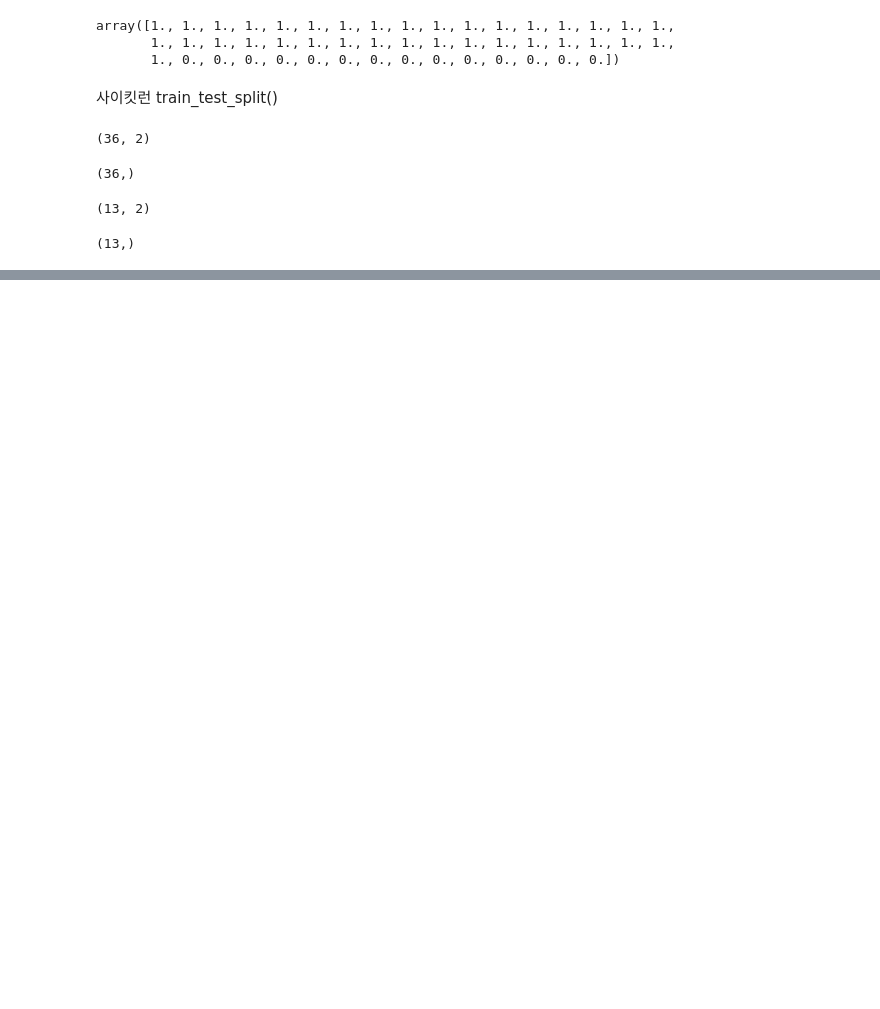
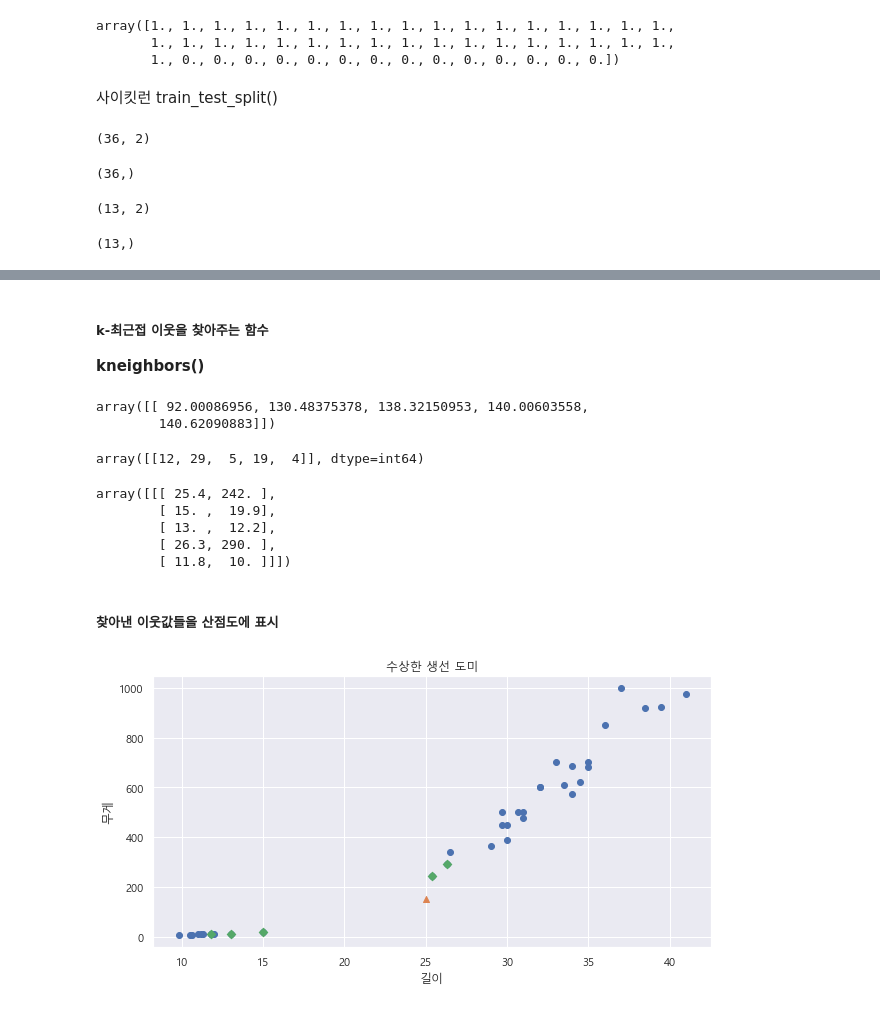
Before and after one commit to PLAYseung/study_ML, a Jupyter notebook: machin_learning/data_handling.ipynb, the cells around one changed output, grey strips where cells are left out. Drawn from its saved outputs; the diff is of its cells as text; code cells hidden in the pictures; blank space fills up the shorter version.

```diff
--- a/machin_learning/data_handling.ipynb
+++ b/machin_learning/data_handling.ipynb
@@ -87,0 +90,4 @@ test_target.shape
+# %%
+kn = KNeighborsClassifier() # 개체 생성
+# %%
+kn.fit(X=train_input,y=train_target) # 훈련 실시
@@ -87,0 +120,35 @@ test_target.shape
+# %% [markdown]
+##### k-최근접 이웃을 찾아주는 함수
+**kneighbors()**
+# %%
+distance,indices = kn.kneighbors([weired_bream])
+# %%
+distance
+# %% [output]
+array([[ 92.00086956, 130.48375378, 138.32150953, 140.00603558,
+        140.62090883]])
+# %%
+indices
+# %% [output]
+array([[12, 29,  5, 19,  4]], dtype=int64)
+# %%
+train_input[indices]
+# %% [output]
+array([[[ 25.4, 242. ],
+        [ 15. ,  19.9],
+        [ 13. ,  12.2],
+        [ 26.3, 290. ],
+        [ 11.8,  10. ]]])
+# %% [markdown]
+##### 찾아낸 이웃값들을 산점도에 표시
+# %%
+plt.figure(figsize=(10,5))
+plt.scatter(x=train_input[:,0],y=train_input[:,1])
+plt.scatter(x=weired_bream[0],y=weired_bream[1],marker='^')
+plt.scatter(x=train_input[indices,0],y=train_input[indices,1],marker='D')
+plt.title('수상한 생선 도미')
+plt.xlabel('길이')
+plt.ylabel('무게')
+plt.show()
+# %% [output]
+[figure, added]
```
Also changed, not shown: parts of 34 cells of this notebook, 2 other files.
